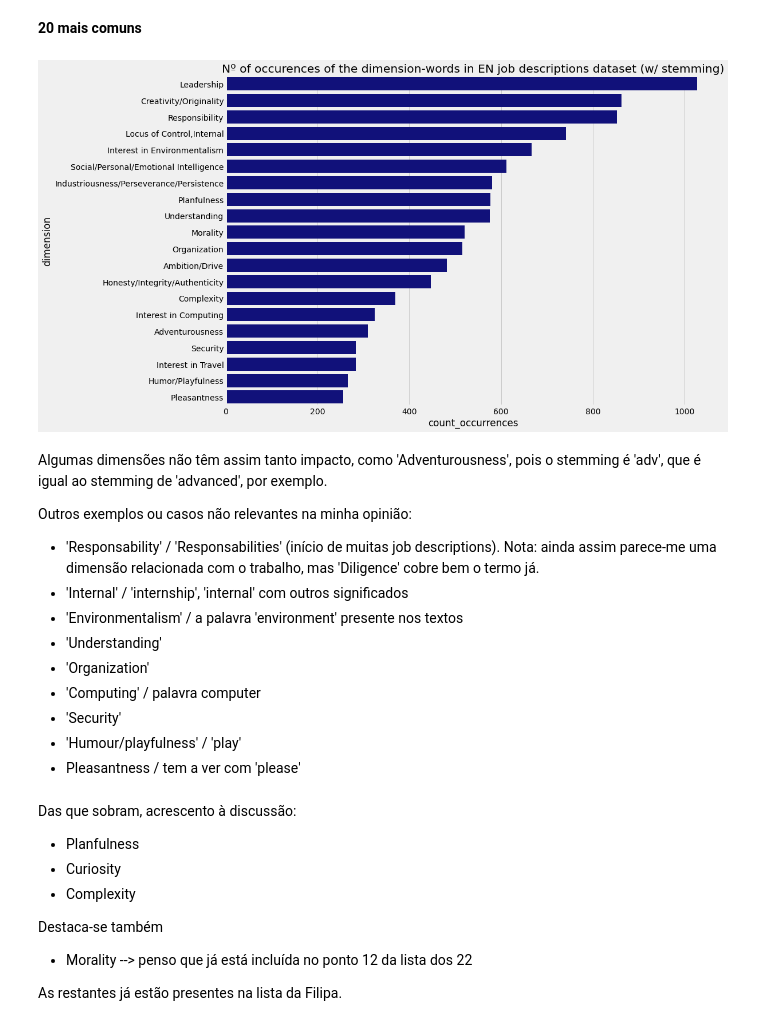
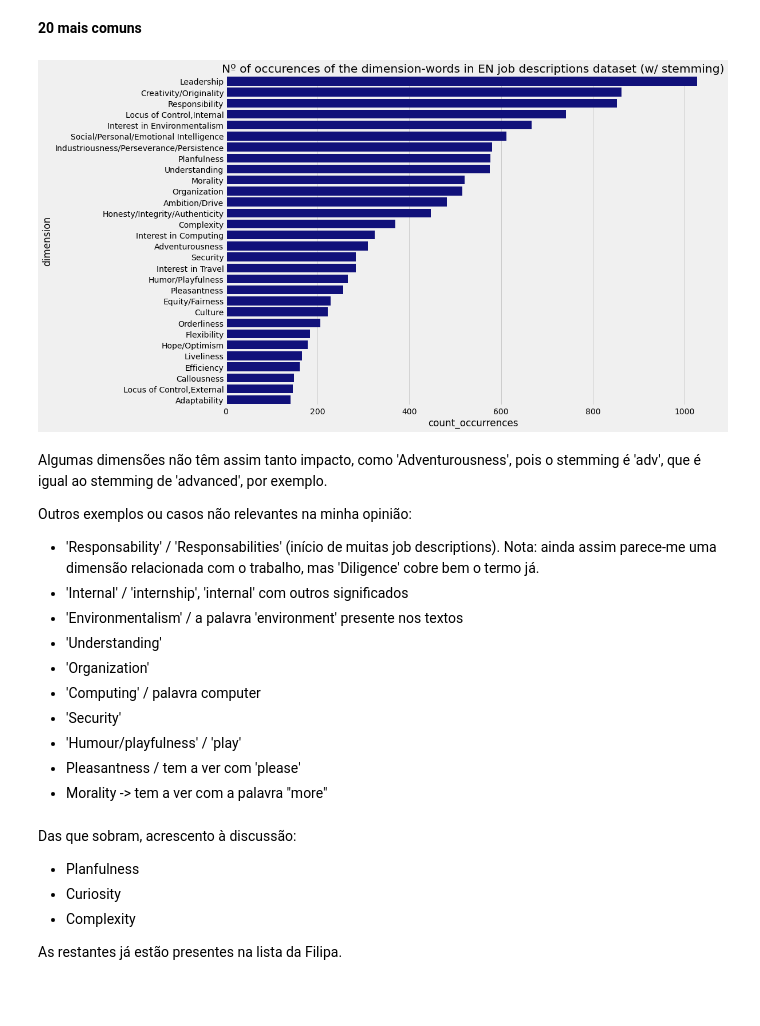
Before and after one commit to MigBap/other_projects, a Jupyter notebook: dimensions.ipynb, the cells around one changed output. Cells and saved outputs as stored; diff of their text form; code cells hidden in the pictures; blank space fills up the shorter version.

```diff
--- a/dimensions.ipynb
+++ b/dimensions.ipynb
@@ -813,14 +846,14 @@ O que fiz de seguida foi ter em conta a raiz das palavras, usando um processo a
 # %%
 # plot
 plt.style.use('fivethirtyeight')
-plot_df = df.sort_values('count_occurrences', ascending=False)[:20]
+plot_df = df.sort_values('count_occurrences', ascending=False)[:30]
 
 ax = sns.barplot(x='count_occurrences', y='dimension', data=plot_df, color="darkblue")
 ax.set_xlabel('count_occurrences')
 plt.title('Nº of occurences of the dimension-words in EN job descriptions dataset (w/ stemming)')
 plt.subplots_adjust(left=0, bottom=-1, right=2, top=1, wspace=0, hspace=0); plt.show()
 # %% [output]
-[figure, old version]
+[figure, new version]
 # %% [markdown]
 Algumas dimensões não têm assim tanto impacto, como 'Adventurousness', pois o stemming é 'adv', que é igual ao stemming de 'advanced', por exemplo.
 
@@ -834,6 +867,7 @@ Outros exemplos ou casos não relevantes na minha opinião:
 - 'Security'
 - 'Humour/playfulness' / 'play'
 - Pleasantness / tem a ver com 'please'
+- Morality -> tem a ver com a palavra "more"
 # %% [markdown]
 Das que sobram, acrescento à discussão:
 
@@ -841,7 +875,4 @@ Das que sobram, acrescento à discussão:
 - Curiosity
 - Complexity
 
-Destaca-se também
-- Morality --> penso que já está incluída no ponto 12 da lista dos 22
-
 As restantes já estão presentes na lista da Filipa.
```
Also changed, not shown: parts of 18 cells of this notebook.
